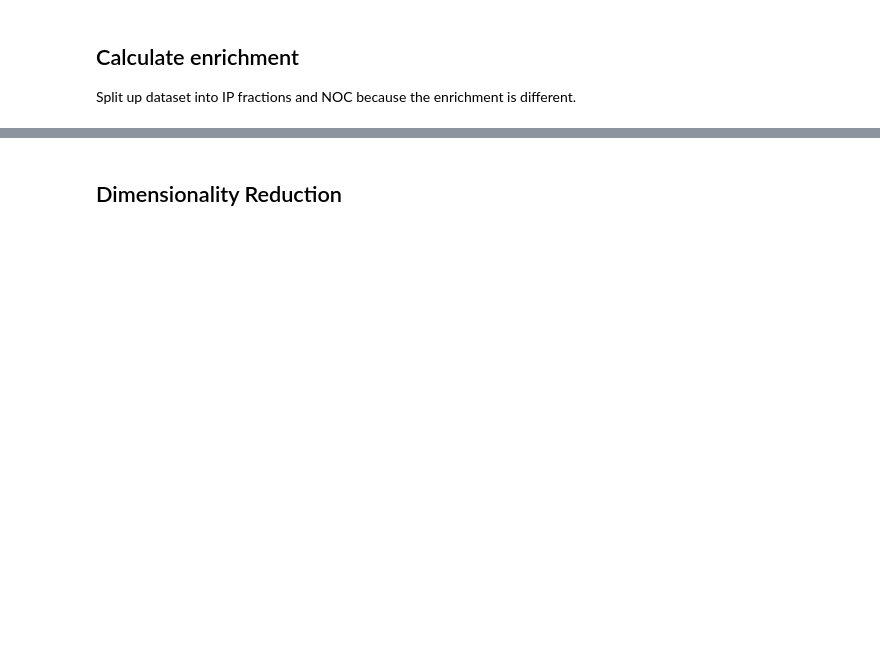
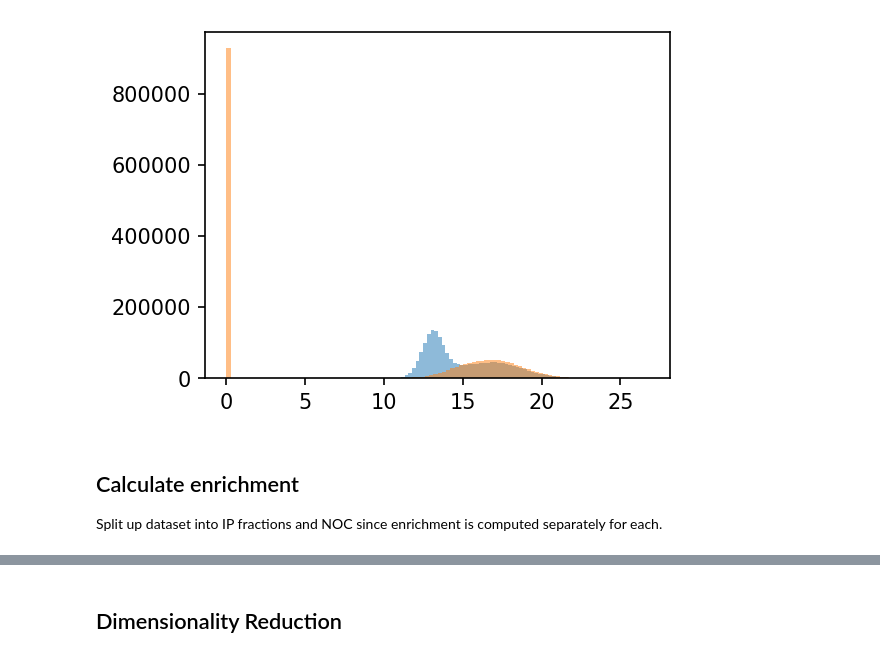
Before and after one commit to czbiohub-sf/grassp, a Jupyter notebook: docs/source/tutorials/notebooks/OrgIP_tutorial.ipynb, the cells around one changed output, grey strips where cells are left out. Drawn from its saved outputs; the diff is of its cells as text; code cells hidden in the pictures; blank space fills up the shorter version.

```diff
--- a/docs/source/tutorials/notebooks/OrgIP_tutorial.ipynb
+++ b/docs/source/tutorials/notebooks/OrgIP_tutorial.ipynb
@@ -28,0 +74,2 @@ adata.var.subcellular_enrichment.unique()
+# %%
+adata_filtered = adata.copy()
@@ -38,9 +91,9 @@ print(f"After n_proteins x n_samples:: {adata.shape}")
 # %%
 # Use paired whole proteome data to filter proteins that are low abundance in the cell
-print(f"Before n_proteins x n_samples: {adata.shape}")
-adata_proteome = adata[:, adata.var.subcellular_enrichment == "PROTEOME"]
+print(f"Before n_proteins x n_samples: {adata_filtered.shape}")
+adata_proteome = adata_filtered[:, adata_filtered.var.subcellular_enrichment == "PROTEOME"]
 protein_mask, n_per_protein = gr.pp.filter_proteins(
     adata_proteome, min_samples=2, inplace=False
 )
-adata = adata[protein_mask, :]
-print(f"After n_proteins x n_samples:: {adata.shape}")
+adata_filtered = adata_filtered[protein_mask, :]
+print(f"After n_proteins x n_samples:: {adata_filtered.shape}")
@@ -47,9 +103,9 @@ print(f"After n_proteins x n_samples:: {adata.shape}")
 # %%
-print(f"Before n_proteins x n_samples: {adata.shape}")
+print(f"Before n_proteins x n_samples: {adata_filtered.shape}")
 gr.pp.filter_proteins_per_replicate(
-    adata,
+    adata_filtered,
     grouping_columns=["covariate_Bait"],
     min_replicates=3,
     inplace=True,
 )
-print(f"After n_proteins x n_samples:: {adata.shape}")
+print(f"After n_proteins x n_samples:: {adata_filtered.shape}")
@@ -58,7 +120,8 @@ print(f"After n_proteins x n_samples:: {adata.shape}")
 # %%
-# Anndata has a useful layers feature that allows to keep different transformed versions of the data.
-adata.layers["LFQ"] = adata.X.copy()
-sc.pp.log1p(adata)
-# Notice that there is now an additional layer called "LFQ" that stores the untansformed lfq values
-# The log transformed data is stored in the "X" layer
-adata
+# Anndata has a useful layers feature that allows us to keep different transformed versions of the data.
+# We can use the "LFQ" layer to store the untransformed lfq values
+adata_filtered.layers["LFQ"] = adata_filtered.X.copy()
+
+sc.pp.log1p(adata_filtered)
+# The log transformed data is stored in the "X" layer, and the untransformed data is stored in the "LFQ" layer
+adata_filtered
@@ -65,12 +139,15 @@ adata
 # %%
 # Impute the missing values with a gaussian distribution at the lower tail of the intensity distribution
-adata.layers["log_unimputed"] = adata.X.copy()
-gr.pp.impute_gaussian(adata)
-_ = plt.hist(adata.X.flatten(), bins=100, alpha=0.5)
-_ = plt.hist(adata.layers["log_unimputed"].flatten(), bins=100, alpha=0.5)
+plt.figure(figsize=(4, 3))
+adata_filtered.layers["log_unimputed"] = adata_filtered.X.copy()
+gr.pp.impute_gaussian(adata_filtered)
+_ = plt.hist(adata_filtered.X.flatten(), bins=100, alpha=0.5)
+_ = plt.hist(adata_filtered.layers["log_unimputed"].flatten(), bins=100, alpha=0.5)
+# %% [output]
+[figure, added]
 # %% [markdown]
 ## Calculate enrichment
 
-Split up dataset into IP fractions and NOC because the enrichment is different.
+Split up dataset into IP fractions and NOC since enrichment is computed separately for each.
 # %%
 # Enrichment of the IP fractions is calculated against the untagged samples in the same batch
```
Also changed, not shown: parts of 38 cells of this notebook, 1 other file.
